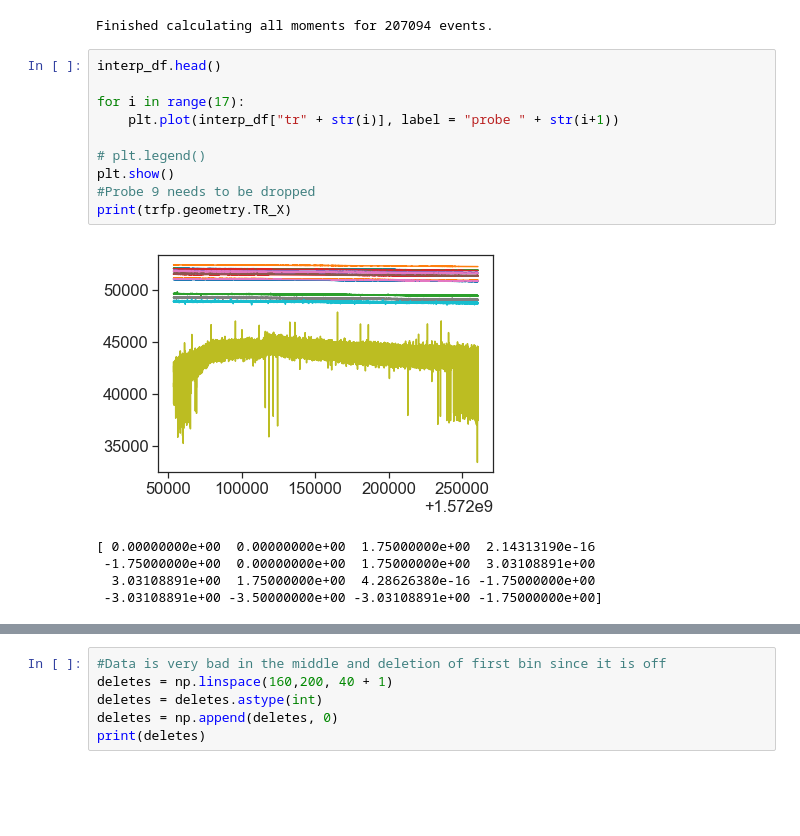
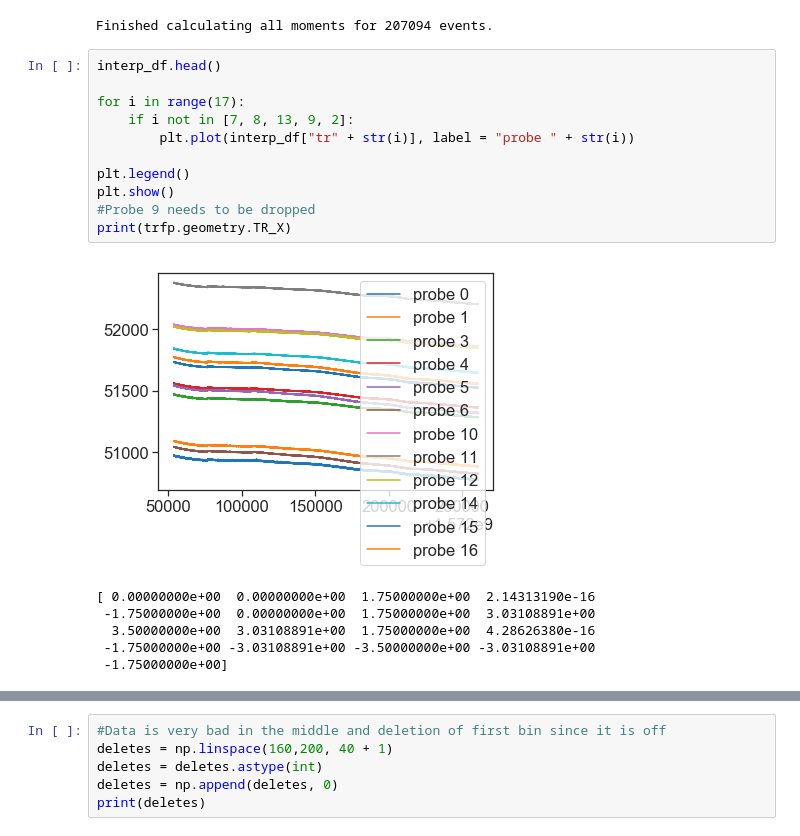
Before and after one commit to aetb/trfp, a Jupyter notebook: Superlong_2_Study_Jonathan_St5.ipynb, the cells around one changed output, grey strips where cells are left out. Drawn from its saved outputs; the diff is of its cells as text; blank space fills up the shorter version.

```diff
--- a/Superlong_2_Study_Jonathan_St5.ipynb
+++ b/Superlong_2_Study_Jonathan_St5.ipynb
@@ -345,19 +345,21 @@ Finished calculating all moments for 207094 events.
 # %%
 interp_df.head()
 
 for i in range(17):
-    plt.plot(interp_df["tr" + str(i)], label = "probe " + str(i+1))
+    if i not in [7, 8, 13, 9, 2]:
+        plt.plot(interp_df["tr" + str(i)], label = "probe " + str(i))
 
-# plt.legend()
+plt.legend()
 plt.show()
 #Probe 9 needs to be dropped
 print(trfp.geometry.TR_X)
 # %% [output]
-[figure, old version]
+[figure, new version]
 [ 0.00000000e+00  0.00000000e+00  1.75000000e+00  2.14313190e-16
  -1.75000000e+00  0.00000000e+00  1.75000000e+00  3.03108891e+00
-  3.03108891e+00  1.75000000e+00  4.28626380e-16 -1.75000000e+00
- -3.03108891e+00 -3.50000000e+00 -3.03108891e+00 -1.75000000e+00]
+  3.50000000e+00  3.03108891e+00  1.75000000e+00  4.28626380e-16
+ -1.75000000e+00 -3.03108891e+00 -3.50000000e+00 -3.03108891e+00
+ -1.75000000e+00]
 # %%
 #Running before remmoval of data points to show the difference in the allan deviations.
 A = "st5"
```
Also changed, not shown: parts of 2 cells of this notebook, 13 other files.
